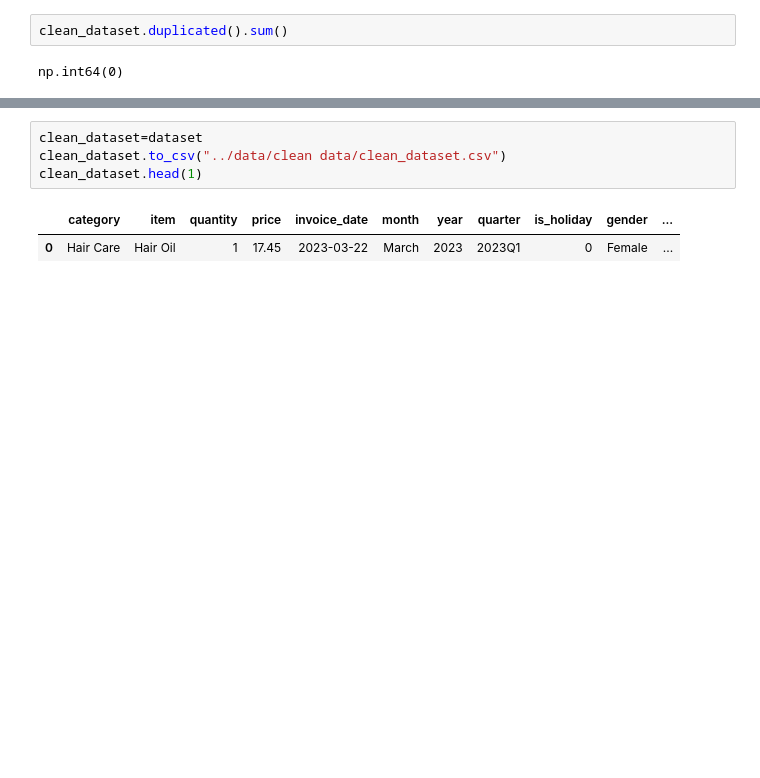
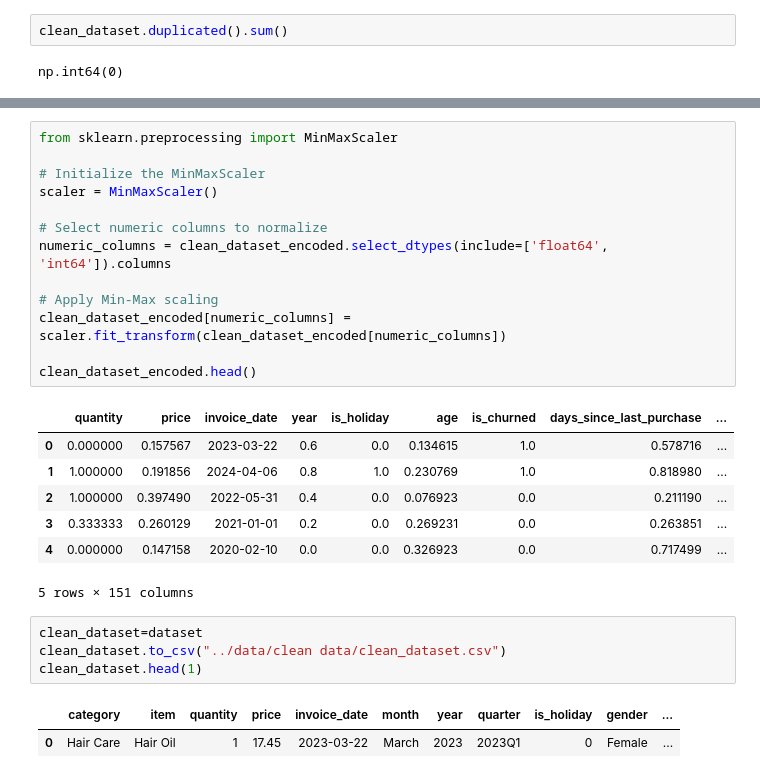
Before and after one commit to SobiaNoorAI/E-Commerce-Customer-Churn-Prediction, a Jupyter notebook: notebooks/Fact_Customer_Table.ipynb, the cells around one changed output, grey strips where cells are left out. Cells and saved outputs as stored; diff of their text form; blank space fills up the shorter version.

```diff
--- a/notebooks/Fact_Customer_Table.ipynb
+++ b/notebooks/Fact_Customer_Table.ipynb
@@ -262,3 +447,24 @@ np.int64(0)
+# %%
+from sklearn.preprocessing import MinMaxScaler
+
+# Initialize the MinMaxScaler
+scaler = MinMaxScaler()
+
+# Select numeric columns to normalize
+numeric_columns = clean_dataset_encoded.select_dtypes(include=['float64', 'int64']).columns
+
+# Apply Min-Max scaling
+clean_dataset_encoded[numeric_columns] = scaler.fit_transform(clean_dataset_encoded[numeric_columns])
+
+clean_dataset_encoded.head()
+# %% [output]
+|  | quantity | price | invoice_date | year | is_holiday | age | is_churned | days_since_last_purchase | ... |
+| 0 | 0.000000 | 0.157567 | 2023-03-22 | 0.6 | 0.0 | 0.134615 | 1.0 | 0.578716 | ... |
+| 1 | 1.000000 | 0.191856 | 2024-04-06 | 0.8 | 1.0 | 0.230769 | 1.0 | 0.818980 | ... |
+| 2 | 1.000000 | 0.397490 | 2022-05-31 | 0.4 | 0.0 | 0.076923 | 0.0 | 0.211190 | ... |
+| 3 | 0.333333 | 0.260129 | 2021-01-01 | 0.2 | 0.0 | 0.269231 | 0.0 | 0.263851 | ... |
+| 4 | 0.000000 | 0.147158 | 2020-02-10 | 0.0 | 0.0 | 0.326923 | 0.0 | 0.717499 | ... |
+5 rows × 151 columns
 # %%
 clean_dataset=dataset
 clean_dataset.to_csv("../data/clean data/clean_dataset.csv")
```
Also changed, not shown: parts of 33 cells of this notebook.
